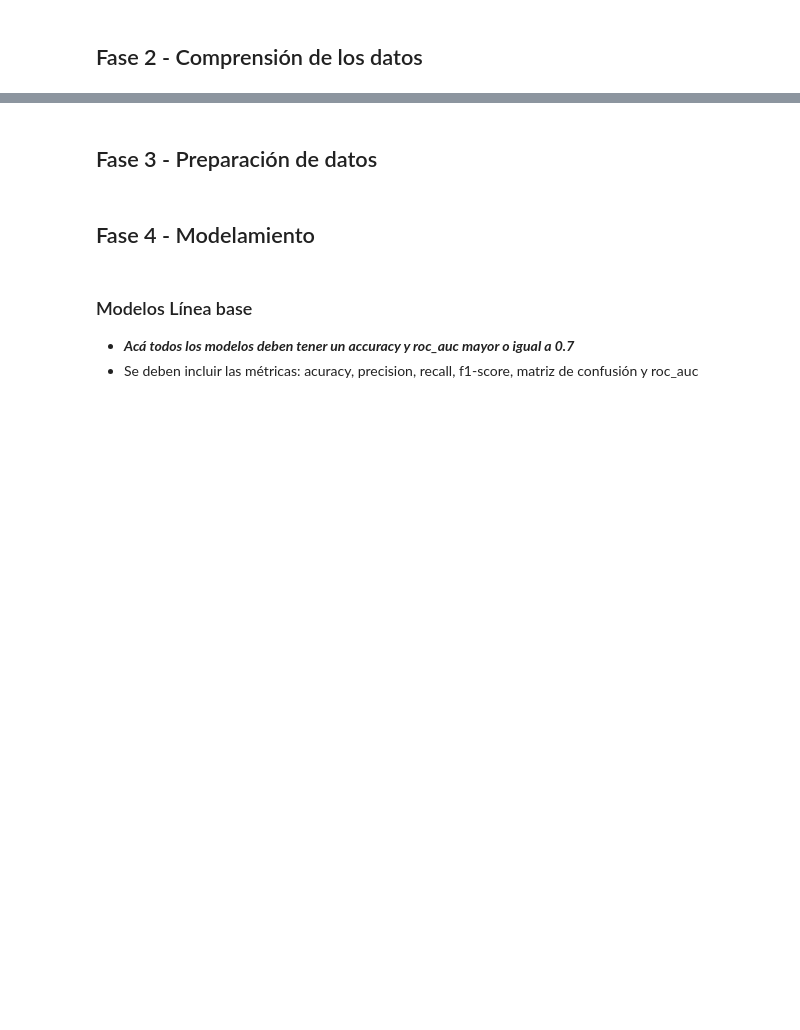
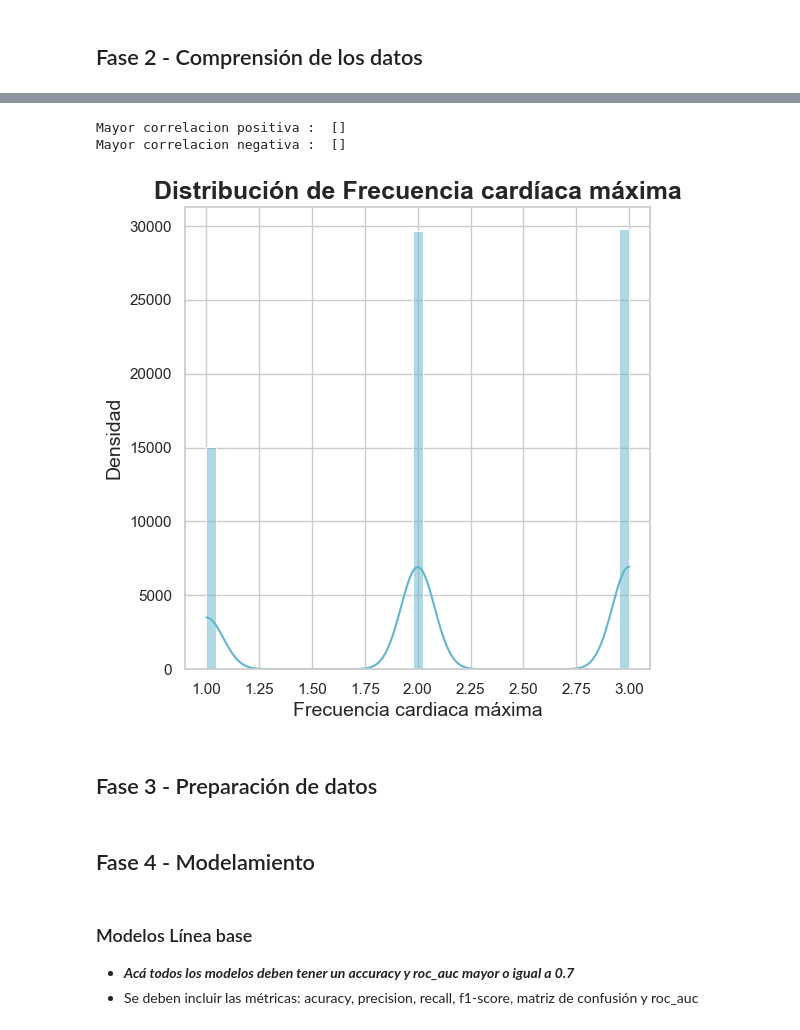
Before and after one commit to Tyrf1ng/ProyectoIA_Part2, a Jupyter notebook: 620454_ModelosClasificacion_Equipo_X.ipynb, the cells around one changed output, grey strips where cells are left out. Saved outputs shown, nothing was run; the diff lists cells and outputs as text; code cells hidden in the pictures; blank space fills up the shorter version.

```diff
--- a/620454_ModelosClasificacion_Equipo_X.ipynb
+++ b/620454_ModelosClasificacion_Equipo_X.ipynb
@@ -76,0 +446,3 @@ data.head()
+# %%
+df["Innovation Opportunities"].replace({"No":2,"Yes":1}, inplace=True)
+df.groupby("Innovation Opportunities").size()
@@ -76,0 +463,3 @@ data.head()
+# %%
+df["Company Reputation"].replace({"Excellent":4,"Fair":3,"Good":2,"Poor":1}, inplace=True)
+df.groupby("Company Reputation").size()
@@ -76,0 +482,3 @@ data.head()
+# %%
+df["Employee Recognition"].replace({"Very High":4,"High":3,"Low":2,"Medium":1}, inplace=True)
+df.groupby("Employee Recognition").size()
@@ -76,0 +499,3 @@ data.head()
+# %%
+df["Attrition"].replace({"Left":2,"Stayed":1}, inplace=True)
+df.groupby("Attrition").size()
@@ -77,3 +623,26 @@ data.head()
+# %%
+print("Mayor correlacion positiva : ",
+    df_correlacion.query("correlacion < 1 and correlacion >= 0.4").index.values)
+
+print("Mayor correlacion negativa : ",
+    df_correlacion.query("correlacion <= -0.4").index.values)
+
+# Arma la lista con los nombres de las variables
+lst_features = np.append(df_correlacion.query("correlacion < 1 and correlacion >= 0.4").index.values,
+    df_correlacion.query("correlacion <= -0.4").index.values)
+# %% [output]
+Mayor correlacion positiva :  []
+Mayor correlacion negativa :  []
+# %%
+sns.set(style='whitegrid')
+f, ax = plt.subplots(1,1, figsize=(6, 6))
+ax = sns.histplot(df['Job Level'], kde = True, color = 'c')
+plt.title('Distribución de Frecuencia cardíaca máxima', fontsize = 18, fontweight="bold")
+plt.xlabel("Frecuencia cardiaca máxima", fontsize=14)
+plt.ylabel("Densidad", fontsize=14)
+plt.show()
+# %% [output]
+[figure, added]
 # %% [markdown]
 ## Fase 3 - Preparación de datos
 # %%
```
Also changed, not shown: parts of 60 cells of this notebook, 2 other files.
